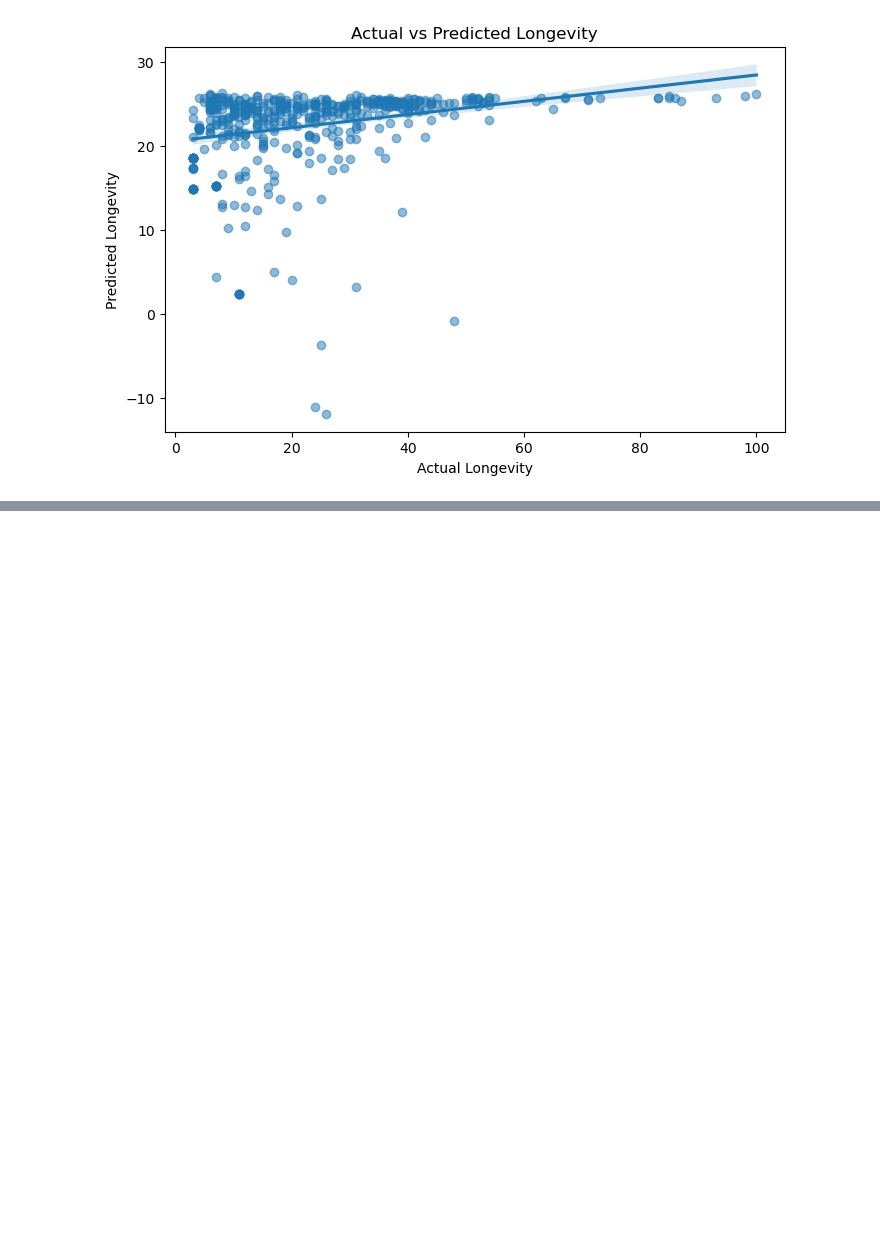
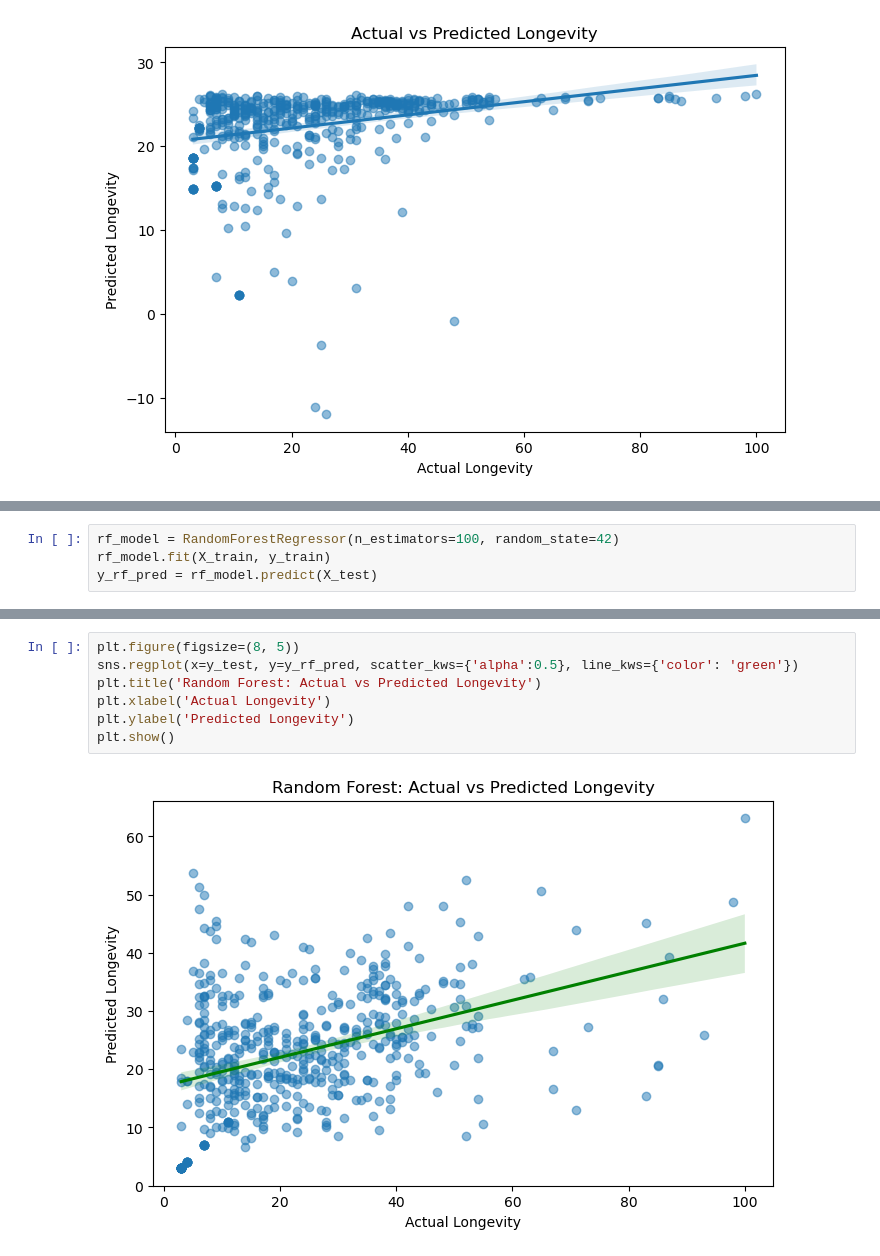
Before and after one commit to devindenoyer/Final-Project, a Jupyter notebook: Final_Project.ipynb, the cells around one changed output, grey strips where cells are left out. Saved outputs shown, nothing was run; the diff lists cells and outputs as text; blank space fills up the shorter version.

```diff
--- a/Final_Project.ipynb
+++ b/Final_Project.ipynb
@@ -115,0 +151,4 @@ plt.show()
+# %%
+rf_model = RandomForestRegressor(n_estimators=100, random_state=42)
+rf_model.fit(X_train, y_train)
+y_rf_pred = rf_model.predict(X_test)
@@ -115,0 +165,9 @@ plt.show()
+# %%
+plt.figure(figsize=(8, 5))
+sns.regplot(x=y_test, y=y_rf_pred, scatter_kws={'alpha':0.5}, line_kws={'color': 'green'})
+plt.title('Random Forest: Actual vs Predicted Longevity')
+plt.xlabel('Actual Longevity')
+plt.ylabel('Predicted Longevity')
+plt.show()
+# %% [output]
+[figure, added]
```
Also changed, not shown: parts of 6 cells of this notebook.
